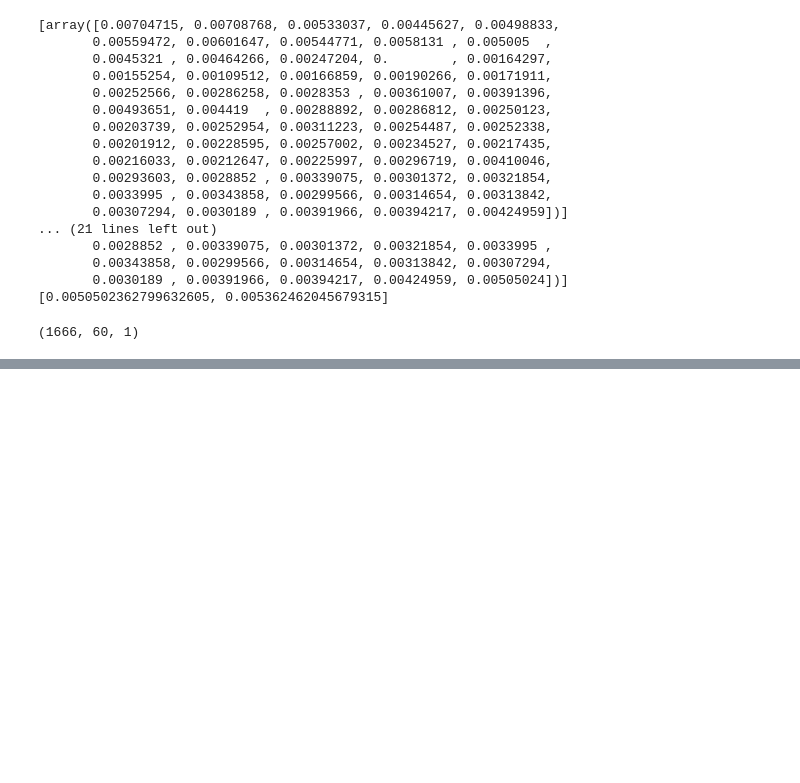
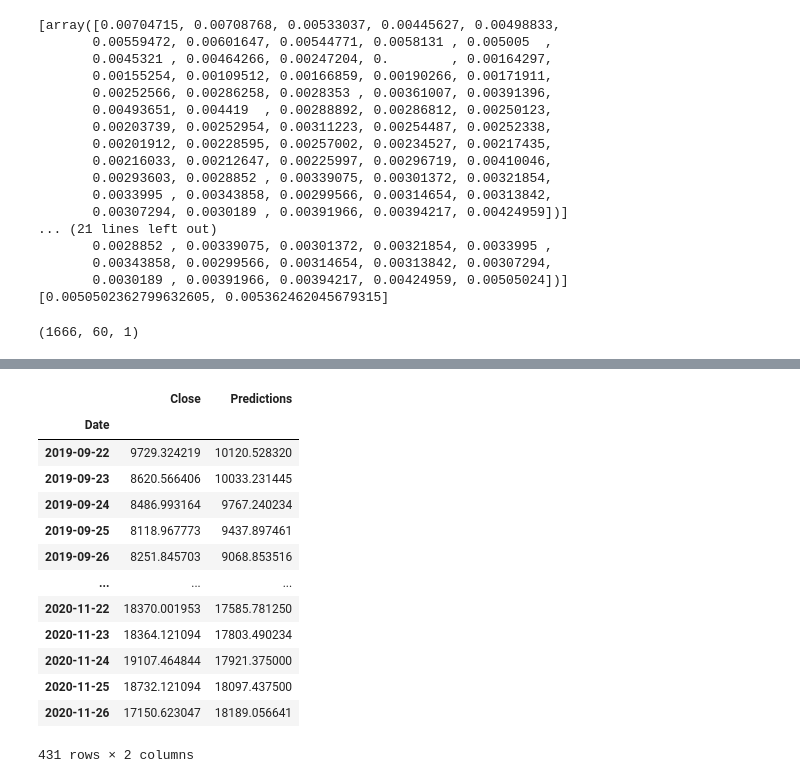
Before and after one commit to gemmage3/BTC-USDPricePrediction, a Jupyter notebook: BTC-USDPricePrediction.ipynb, the cells around one changed output, grey strips where cells are left out. Saved outputs shown, nothing was run; the diff lists cells and outputs as text; code cells hidden in the pictures; blank space fills up the shorter version.

```diff
--- a/BTC-USDPricePrediction.ipynb
+++ b/BTC-USDPricePrediction.ipynb
@@ -270,0 +218,18 @@ See the caveats in the documentation: https://pandas.pydata.org/pandas-docs/stab
+# %%
+#Show the Valid and Predicted Prices
+valid
+# %% [output]
+|  | Close | Predictions |
+| Date |  |  |
+| 2019-09-22 | 9729.324219 | 10120.528320 |
+| 2019-09-23 | 8620.566406 | 10033.231445 |
+| 2019-09-24 | 8486.993164 | 9767.240234 |
+| 2019-09-25 | 8118.967773 | 9437.897461 |
+| 2019-09-26 | 8251.845703 | 9068.853516 |
+| ... | ... | ... |
+| 2020-11-22 | 18370.001953 | 17585.781250 |
+| 2020-11-23 | 18364.121094 | 17803.490234 |
+| 2020-11-24 | 19107.464844 | 17921.375000 |
+| 2020-11-25 | 18732.121094 | 18097.437500 |
+| 2020-11-26 | 17150.623047 | 18189.056641 |
+431 rows × 2 columns
```
Also changed, not shown: parts of 12 cells of this notebook.
